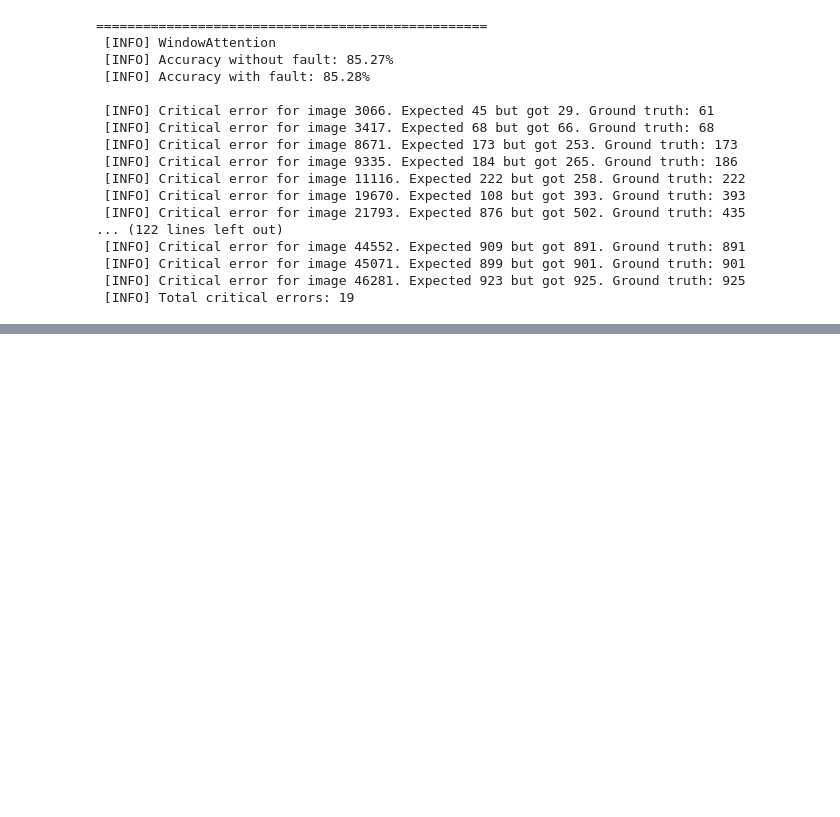
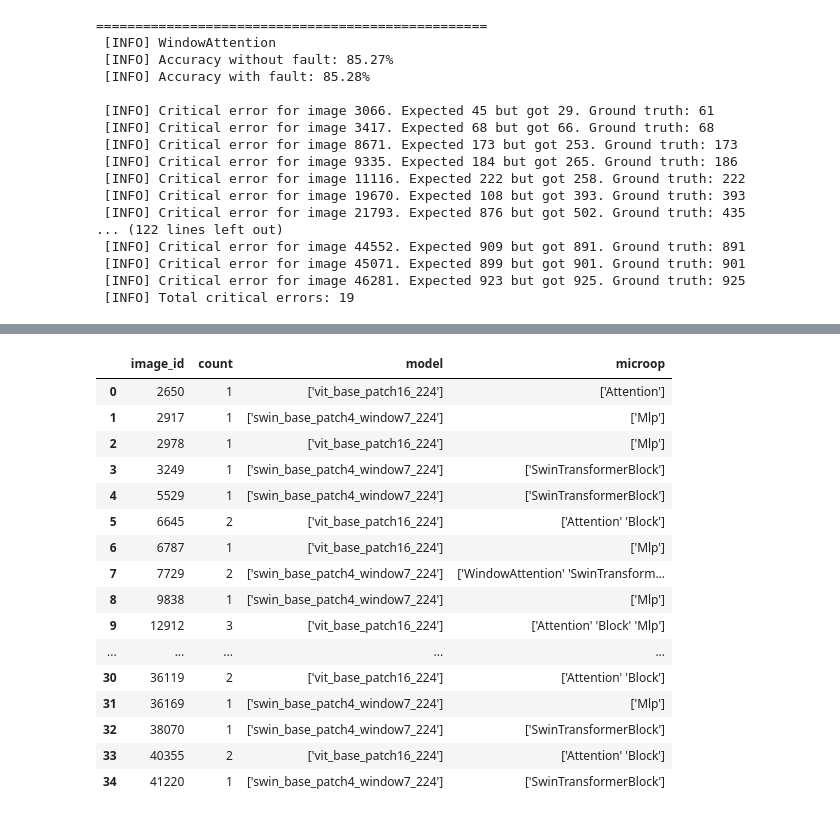
Before and after one commit to lucasrqt/ViT-FI, a Jupyter notebook: quick_analysis.ipynb, the cells around one changed output, grey strips where cells are left out. Saved outputs shown, nothing was run; the diff lists cells and outputs as text; code cells hidden in the pictures; blank space fills up the shorter version.

```diff
--- a/quick_analysis.ipynb
+++ b/quick_analysis.ipynb
@@ -145,0 +338,21 @@ for model, df in final_dfs:
+# %%
+test2 = pd.read_csv("data/fi_critical_images_unique.csv")
+test2
+# %% [output]
+|  | image_id | count | model | microop |
+| 0 | 2650 | 1 | ['vit_base_patch16_224'] | ['Attention'] |
+| 1 | 2917 | 1 | ['swin_base_patch4_window7_224'] | ['Mlp'] |
+| 2 | 2978 | 1 | ['vit_base_patch16_224'] | ['Mlp'] |
+| 3 | 3249 | 1 | ['swin_base_patch4_window7_224'] | ['SwinTransformerBlock'] |
+| 4 | 5529 | 1 | ['swin_base_patch4_window7_224'] | ['SwinTransformerBlock'] |
+| 5 | 6645 | 2 | ['vit_base_patch16_224'] | ['Attention' 'Block'] |
+| 6 | 6787 | 1 | ['vit_base_patch16_224'] | ['Mlp'] |
+| 7 | 7729 | 2 | ['swin_base_patch4_window7_224'] | ['WindowAttention' 'SwinTransform... |
+| 8 | 9838 | 1 | ['swin_base_patch4_window7_224'] | ['Mlp'] |
+| 9 | 12912 | 3 | ['vit_base_patch16_224'] | ['Attention' 'Block' 'Mlp'] |
+| ... | ... | ... | ... | ... |
+| 30 | 36119 | 2 | ['vit_base_patch16_224'] | ['Attention' 'Block'] |
+| 31 | 36169 | 1 | ['swin_base_patch4_window7_224'] | ['Mlp'] |
+| 32 | 38070 | 1 | ['swin_base_patch4_window7_224'] | ['SwinTransformerBlock'] |
+| 33 | 40355 | 2 | ['vit_base_patch16_224'] | ['Attention' 'Block'] |
+| 34 | 41220 | 1 | ['swin_base_patch4_window7_224'] | ['SwinTransformerBlock'] |
```
Also changed, not shown: parts of 7 cells of this notebook, 3 other files.
